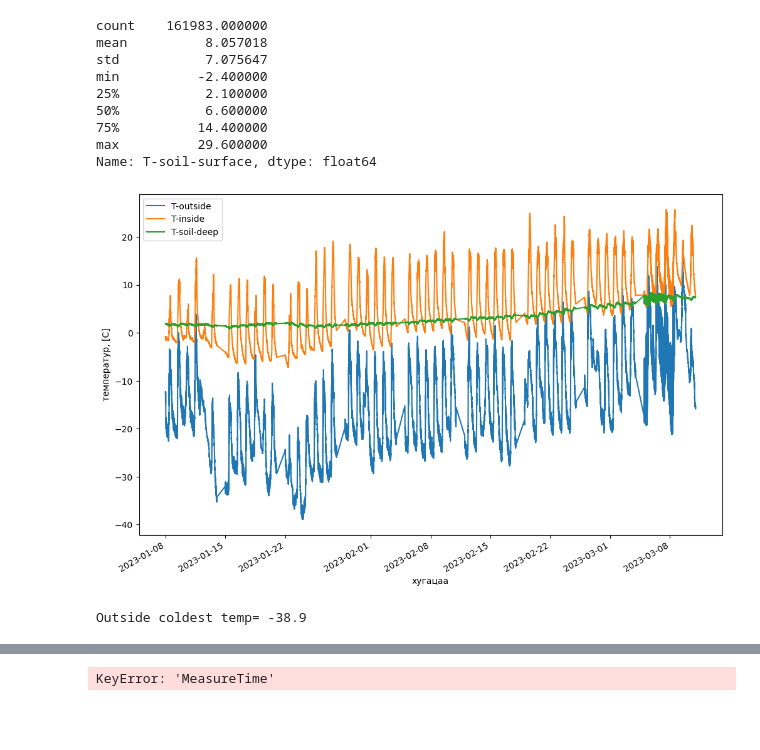
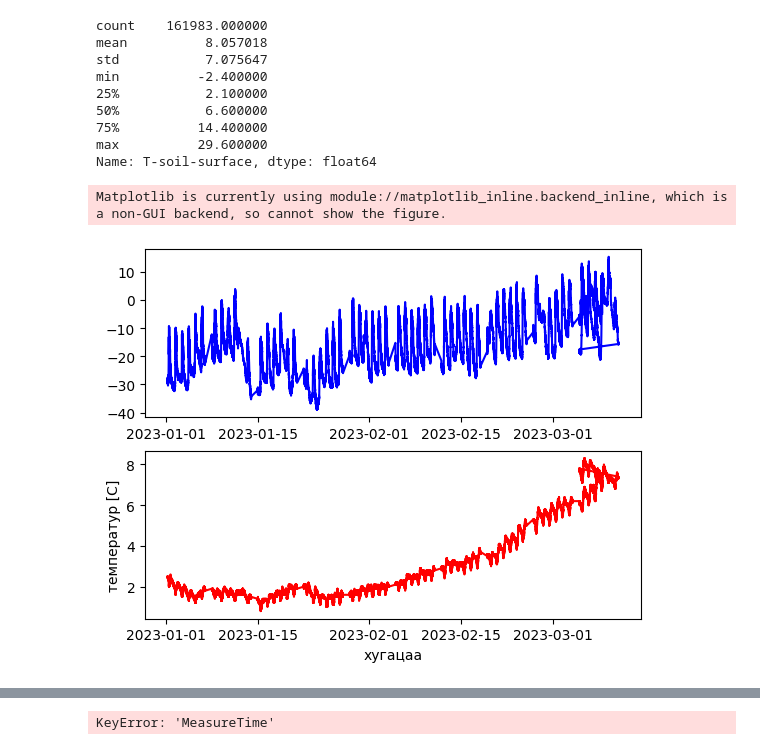
Before and after one commit to Generjet/Yargait-greenhouse, a Jupyter notebook: hotAir.ipynb, the cells around one changed output, grey strips where cells are left out. Cells and saved outputs as stored; diff of their text form; code cells hidden in the pictures; blank space fills up the shorter version.

Commit message:
subplots

```diff
--- a/hotAir.ipynb
+++ b/hotAir.ipynb
@@ -681,21 +370,47 @@ Name: T-soil-surface, dtype: float64
 # %%
 # December-January data, боломжийн дулаан хөрстэй, маш хүйтэн өдөр
 data = allPeriod[[ 'T-outside', 'T-inside', 'T-soil-deep']].copy()
 # data = data.set_index('MeasureTime')
 # energy.plot()
 
 # data = dec6Jan
 data = data.query("MeasureTime <= '2023-03-15 18:00:00' and MeasureTime >= '2023-01-01 06:00:00'")
+# ===== subplots =========
+# plt.figure()
+# plt.subplot(2,1,1)
+# plt.plot(data['T-outside'])
+# plt.ylabel('температур [C]')
+# plt.xlabel('хугацаа')
+# plt.title('Гадаа хэм')
 
-data.plot(subplots=False,figsize=(12,8))
+# plt.figure()
+# plt.subplot(2,1,2)
+# plt.plot(data['T-soil-deep'])
+# plt.ylabel('температур [C]')
+# plt.xlabel('хугацаа')
+# plt.title('2м гүний хэм')
+# =================
+fig, ax = plt.subplots(2,1)
+ax[0].plot(data['T-outside'], color='b')
+plt.ylabel('температур [C]')
 plt.xlabel('хугацаа')
-plt.ylabel('температур, [C]')
-# plt.legend(('Гадаах хэм','Дотор хэм','Орох хэм','Гарах хэм','Өнгөн хөрсний хэм','2м гүн дэх хэм'),loc="upper left")
-plt.show()
-print("Outside coldest temp=", data['T-outside'].min())
+ax[1].plot(data['T-soil-deep'], color='r')
+plt.ylabel('температур [C]')
+plt.xlabel('хугацаа')
+fig.show()
+
+
+
+# ======================
+# data.plot(subplots=False,figsize=(12,8))
+# plt.xlabel('хугацаа')
+# plt.ylabel('температур, [C]')
+# # plt.legend(('Гадаах хэм','Дотор хэм','Орох хэм','Гарах хэм','Өнгөн хөрсний хэм','2м гүн дэх хэм'),loc="upper left")
+# plt.show()
+# print("Outside coldest temp=", data['T-outside'].min())
 # %% [output]
+Matplotlib is currently using module://matplotlib_inline.backend_inline, which is a non-GUI backend, so cannot show the figure.
-[figure, old version]
+[figure, new version]
-Outside coldest temp= -38.9
 # %%
 # Graphics chart
 
```
Also changed, not shown: parts of 22 cells of this notebook, 3 other files.
